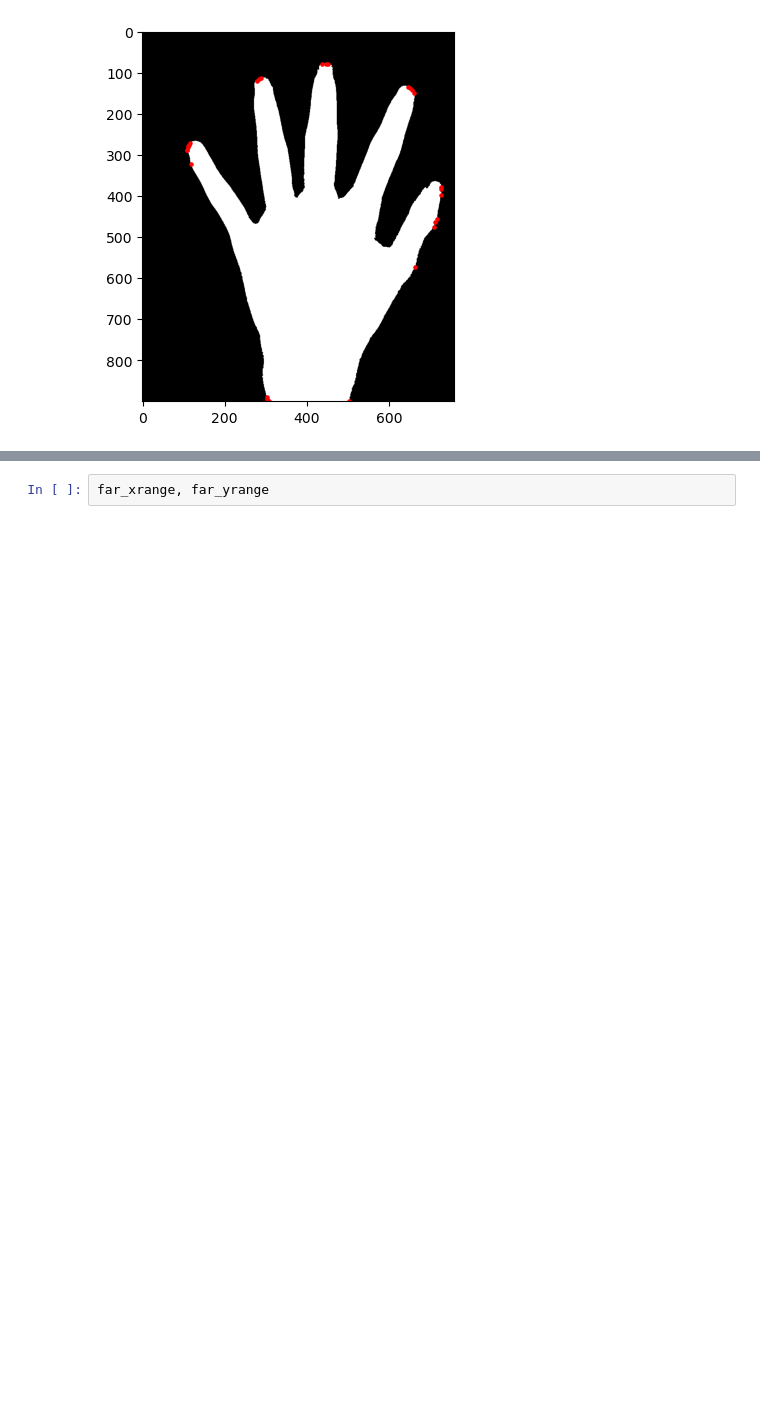
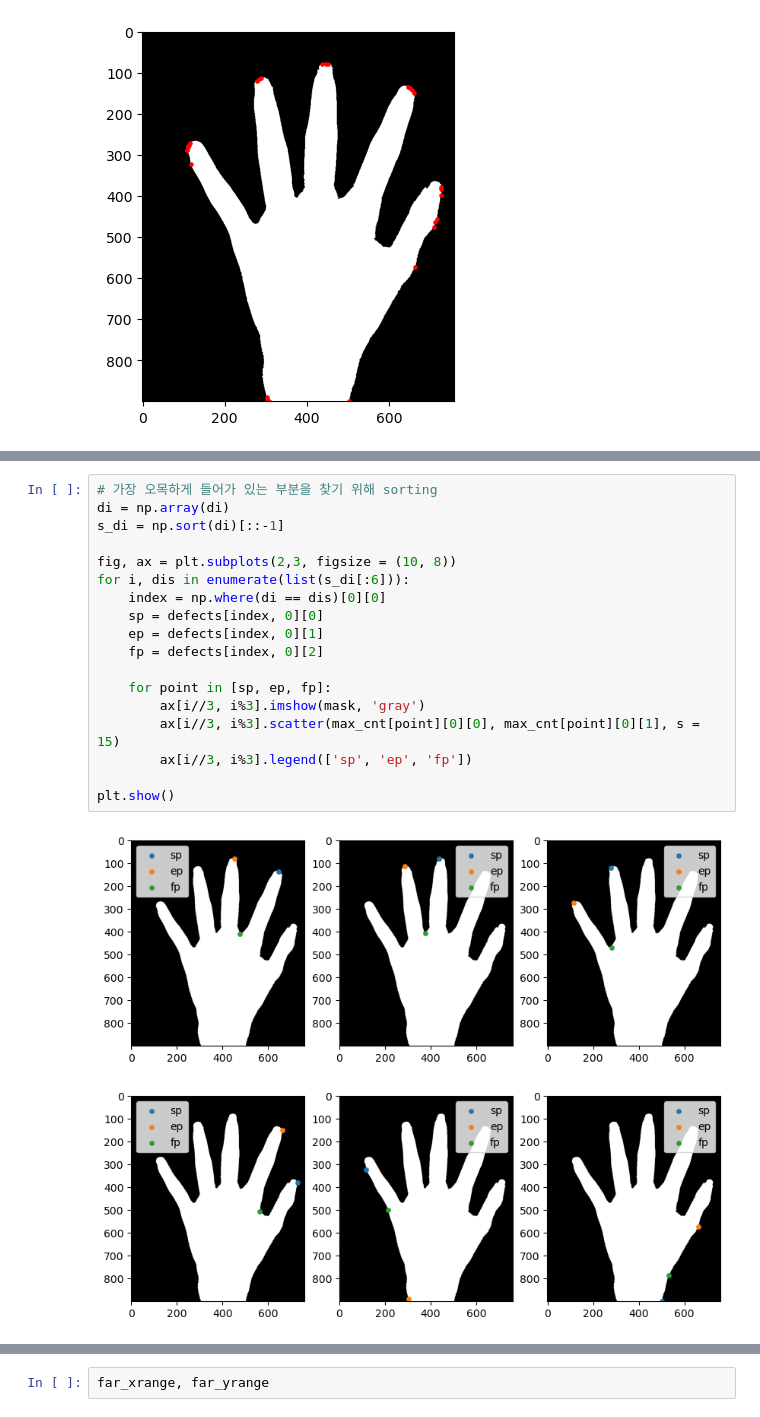
Before and after one commit to Junoflows/BoneAge_Project, a Jupyter notebook: roi추출.ipynb, the cells around one changed output, grey strips where cells are left out. Cells and saved outputs as stored; diff of their text form; blank space fills up the shorter version.

```diff
--- a/roi추출.ipynb
+++ b/roi추출.ipynb
@@ -191,0 +222,20 @@ for index in range(defects.shape[0]):
+# %%
+# 가장 오목하게 들어가 있는 부분을 찾기 위해 sorting
+di = np.array(di)
+s_di = np.sort(di)[::-1]
+
+fig, ax = plt.subplots(2,3, figsize = (10, 8))
+for i, dis in enumerate(list(s_di[:6])):
+    index = np.where(di == dis)[0][0]
+    sp = defects[index, 0][0]
+    ep = defects[index, 0][1]
+    fp = defects[index, 0][2]
+
+    for point in [sp, ep, fp]:
+        ax[i//3, i%3].imshow(mask, 'gray')
+        ax[i//3, i%3].scatter(max_cnt[point][0][0], max_cnt[point][0][1], s = 15)
+        ax[i//3, i%3].legend(['sp', 'ep', 'fp'])
+
+plt.show()
+# %% [output]
+[figure, added]
```
Also changed, not shown: parts of 14 cells of this notebook.
